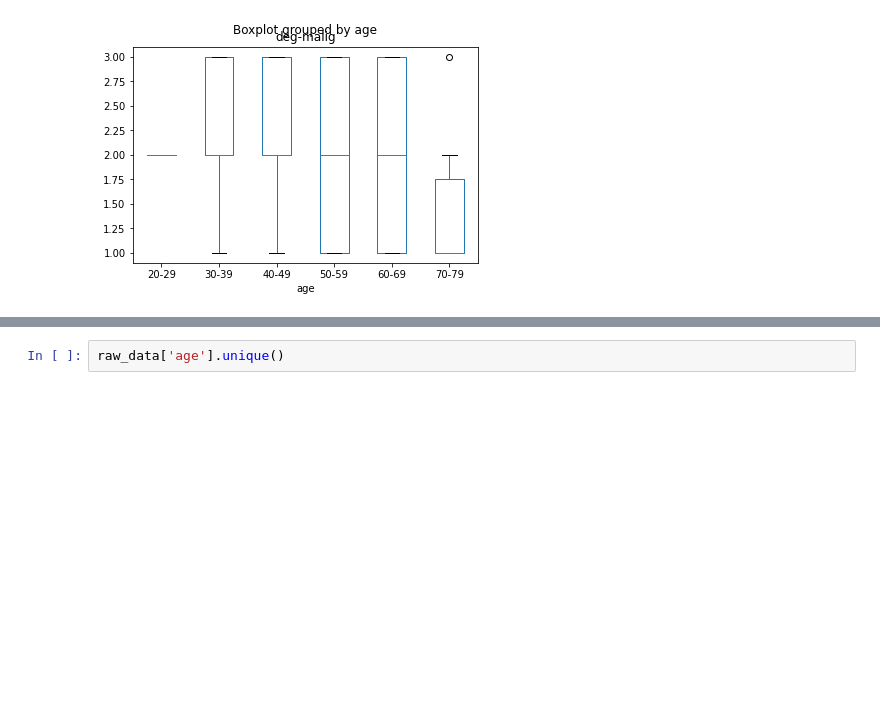
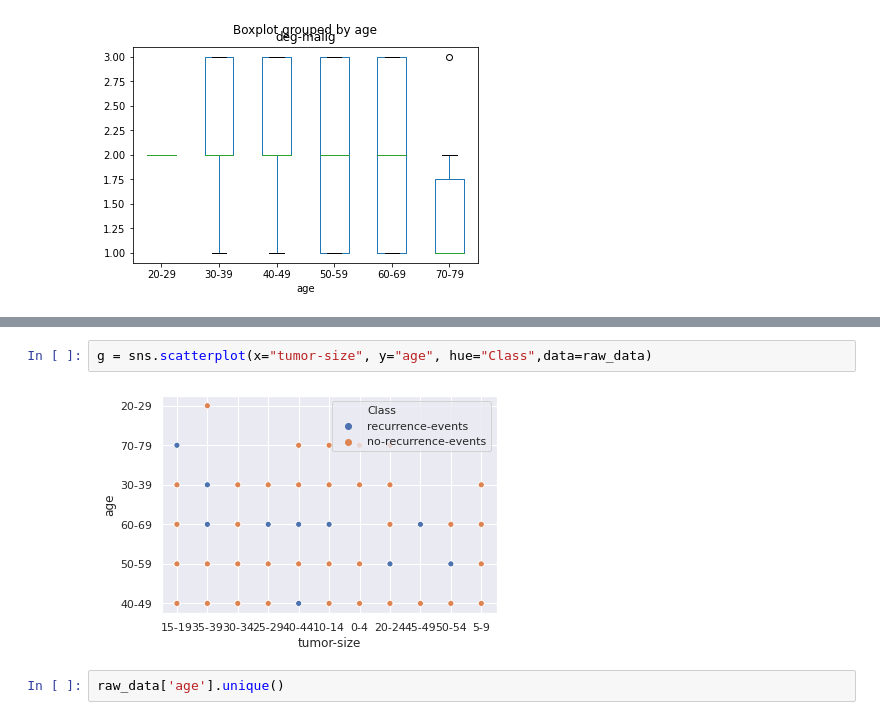
Before and after one commit to agreenhalgh/deep-learning-training, a Jupyter notebook: Task_template_name_module.ipynb, the cells around one changed output, grey strips where cells are left out. Drawn from its saved outputs; the diff is of its cells as text; blank space fills up the shorter version.

```diff
--- a/Task_template_name_module.ipynb
+++ b/Task_template_name_module.ipynb
@@ -130,3 +167,7 @@ plt.show()
+# %%
+g = sns.scatterplot(x="tumor-size", y="age", hue="Class",data=raw_data)
+# %% [output]
+[figure, added]
 # %%
 raw_data['age'].unique()
 # %% [output]
```
Also changed, not shown: parts of 12 cells of this notebook.
